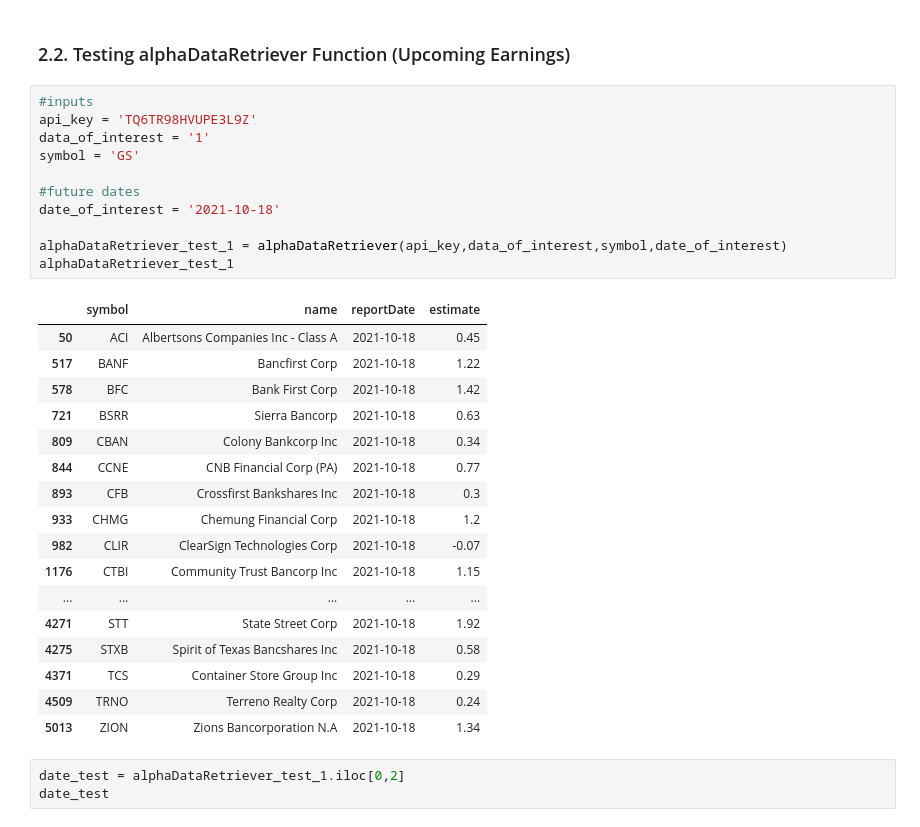
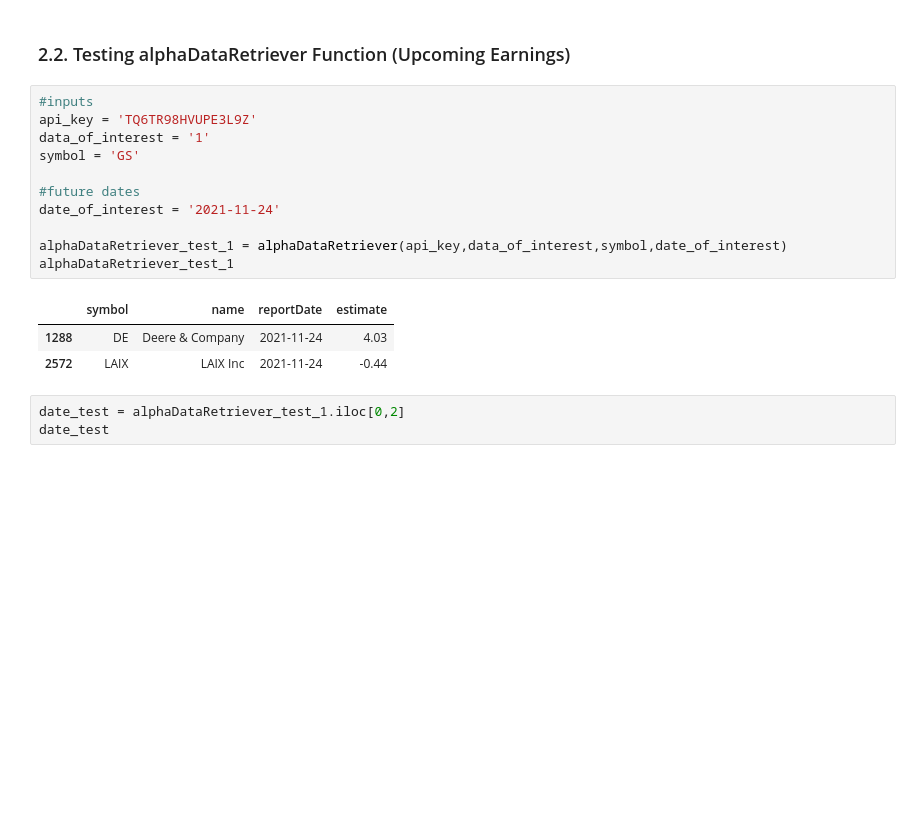
Before and after one commit to danielramirezjr1998/Data_Science_Projects, a Jupyter notebook: Naive Bayes Classifier/Naive Bayes in Finance.ipynb, the cells around one changed output. Cells and saved outputs as stored; diff of their text form; blank space fills up the shorter version.

Commit message:
Add files via upload
Functional model but needs to be tweaked for future dates

```diff
--- a/Naive Bayes Classifier/Naive Bayes in Finance.ipynb
+++ b/Naive Bayes Classifier/Naive Bayes in Finance.ipynb
@@ -634,32 +634,18 @@ def alphaDataRetriever(api_key, data_of_interest, symbol,date_of_interest):
 # %%
 #inputs
 api_key = 'TQ6TR98HVUPE3L9Z'
 data_of_interest = '1'
 symbol = 'GS'
 
 #future dates
-date_of_interest = '2021-10-18'
+date_of_interest = '2021-11-24'
 
 alphaDataRetriever_test_1 = alphaDataRetriever(api_key,data_of_interest,symbol,date_of_interest)
 alphaDataRetriever_test_1
 # %% [output]
 |  | symbol | name | reportDate | estimate |
-| 50 | ACI | Albertsons Companies Inc - Class A | 2021-10-18 | 0.45 |
-| 517 | BANF | Bancfirst Corp | 2021-10-18 | 1.22 |
-| 578 | BFC | Bank First Corp | 2021-10-18 | 1.42 |
-| 721 | BSRR | Sierra Bancorp | 2021-10-18 | 0.63 |
-| 809 | CBAN | Colony Bankcorp Inc | 2021-10-18 | 0.34 |
-| 844 | CCNE | CNB Financial Corp (PA) | 2021-10-18 | 0.77 |
-| 893 | CFB | Crossfirst Bankshares Inc | 2021-10-18 | 0.3 |
-| 933 | CHMG | Chemung Financial Corp | 2021-10-18 | 1.2 |
-| 982 | CLIR | ClearSign Technologies Corp | 2021-10-18 | -0.07 |
-| 1176 | CTBI | Community Trust Bancorp Inc | 2021-10-18 | 1.15 |
-| ... | ... | ... | ... | ... |
-| 4271 | STT | State Street Corp | 2021-10-18 | 1.92 |
-| 4275 | STXB | Spirit of Texas Bancshares Inc | 2021-10-18 | 0.58 |
-| 4371 | TCS | Container Store Group Inc | 2021-10-18 | 0.29 |
-| 4509 | TRNO | Terreno Realty Corp | 2021-10-18 | 0.24 |
-| 5013 | ZION | Zions Bancorporation N.A | 2021-10-18 | 1.34 |
+| 1288 | DE | Deere & Company | 2021-11-24 | 4.03 |
+| 2572 | LAIX | LAIX Inc | 2021-11-24 | -0.44 |
 # %%
 date_test = alphaDataRetriever_test_1.iloc[0,2]
 date_test
```
Also changed, not shown: parts of 11 cells of this notebook.
